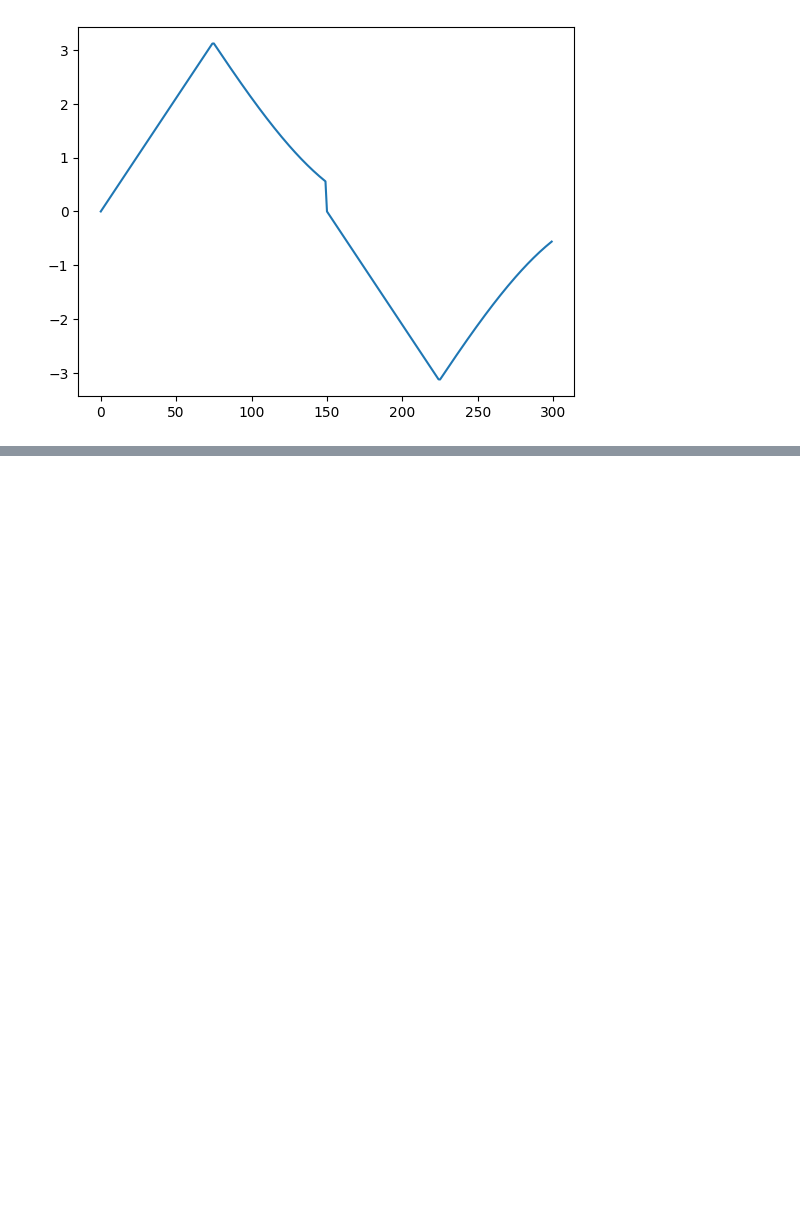
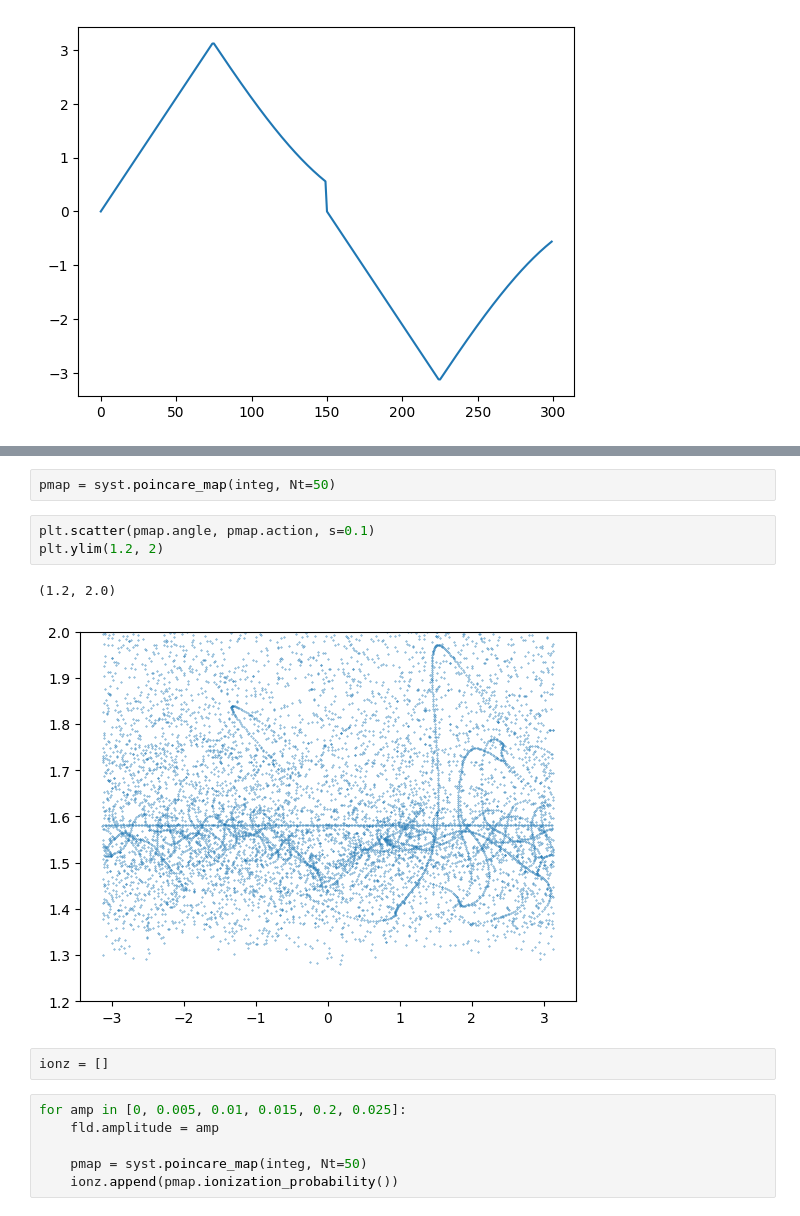
Before and after one commit to Gabriel-Amici/MorseCoulomb, a Jupyter notebook: notebooks/development/classes/dynamics_tests.ipynb, the cells around one changed output, grey strips where cells are left out. Drawn from its saved outputs; the diff is of its cells as text; blank space fills up the shorter version.

```diff
--- a/notebooks/development/classes/dynamics_tests.ipynb
+++ b/notebooks/development/classes/dynamics_tests.ipynb
@@ -288,0 +315,16 @@ plt.plot((np.sign(traj.momentum)*traj.angle)[0])
+# %%
+pmap = syst.poincare_map(integ, Nt=50)
+# %%
+plt.scatter(pmap.angle, pmap.action, s=0.1)
+plt.ylim(1.2, 2)
+# %% [output]
+(1.2, 2.0)
+[figure, added]
+# %%
+ionz = []
+# %%
+for amp in [0, 0.005, 0.01, 0.015, 0.2, 0.025]:
+    fld.amplitude = amp
+
+    pmap = syst.poincare_map(integ, Nt=50)
+    ionz.append(pmap.ionization_probability())
```
Also changed, not shown: parts of 10 cells of this notebook, 1 other file.
